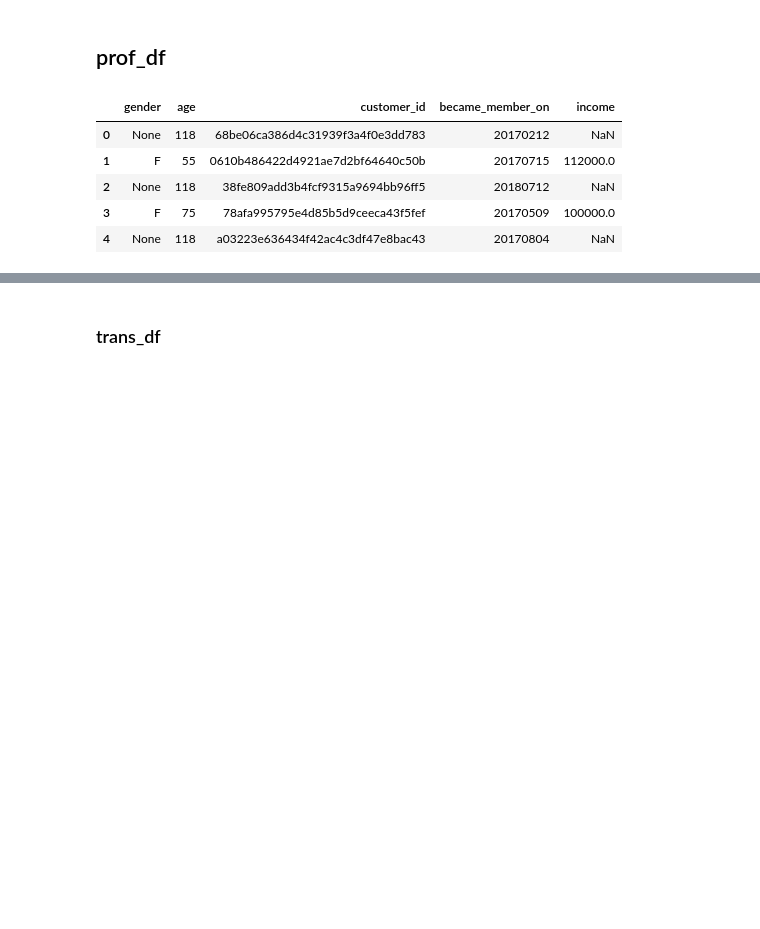
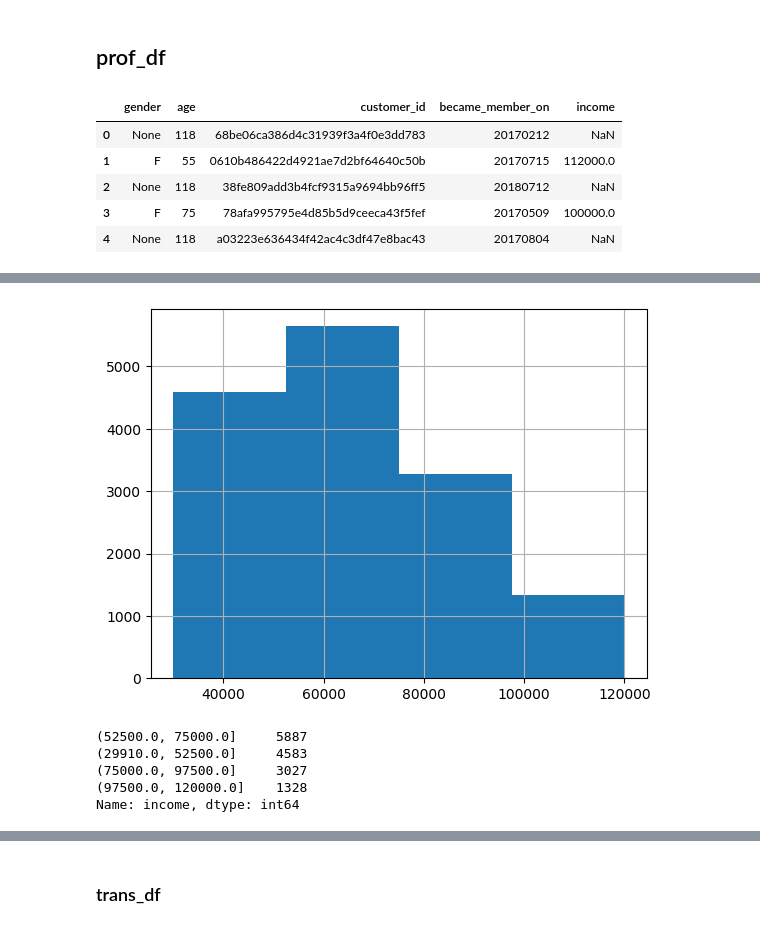
Before and after one commit to gormantt/starbucks_offer_response_model, a Jupyter notebook: notebooks/02_Feature_Generation.ipynb, the cells around one changed output, grey strips where cells are left out. Cells and saved outputs as stored; diff of their text form; code cells hidden in the pictures; blank space fills up the shorter version.

```diff
--- a/notebooks/02_Feature_Generation.ipynb
+++ b/notebooks/02_Feature_Generation.ipynb
@@ -171,2 +121,6 @@ prof_df.head()
 # %%
 prof_df = prof_df.drop(columns = ['gender'])
+# %%
+prof_df = prof_df.merge(pd.get_dummies(pd.cut(prof_df['age'], bins = [17,42, 55, 66, 118], labels=['age1','age2', 'age3', 'age4'])), left_index = True, right_index = True)
+# %%
+prof_df = prof_df.drop(columns = ['age'])
@@ -172,0 +136,11 @@ prof_df = prof_df.drop(columns = ['gender'])
+# %%
+prof_df['income'].hist(bins = 4)
+plt.show()
+pd.cut(prof_df['income'], bins = 4).value_counts()
+# %% [output]
+[figure, added]
+(52500.0, 75000.0]     5887
+(29910.0, 52500.0]     4583
+(75000.0, 97500.0]     3027
+(97500.0, 120000.0]    1328
+Name: income, dtype: int64
```
Also changed, not shown: parts of 26 cells of this notebook, 1 other file.
